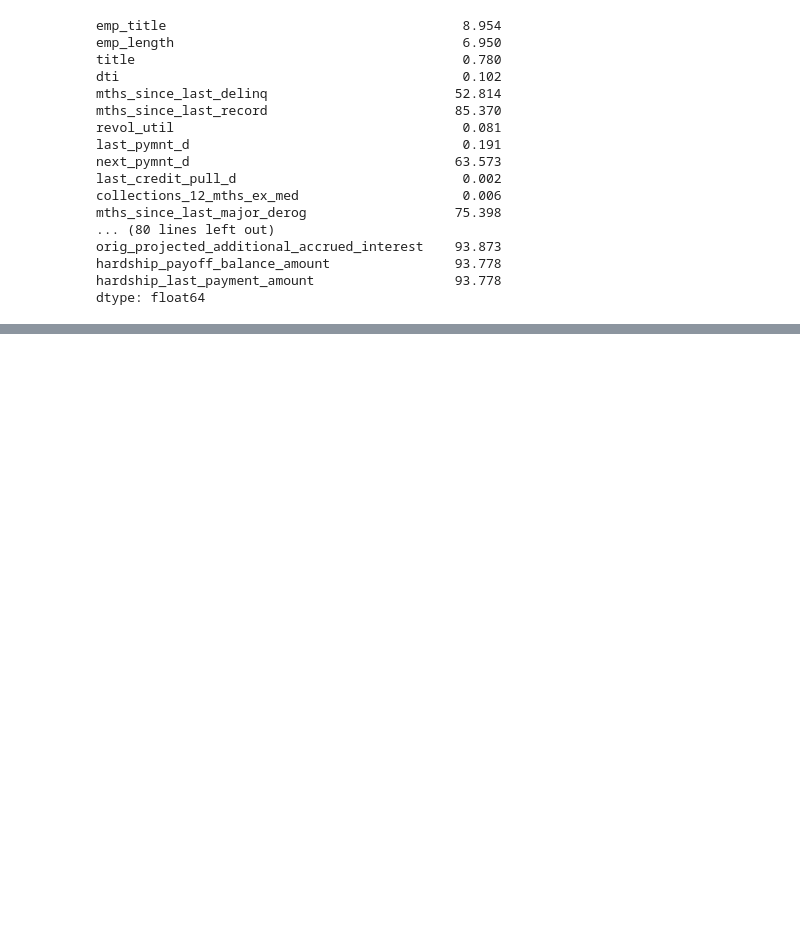
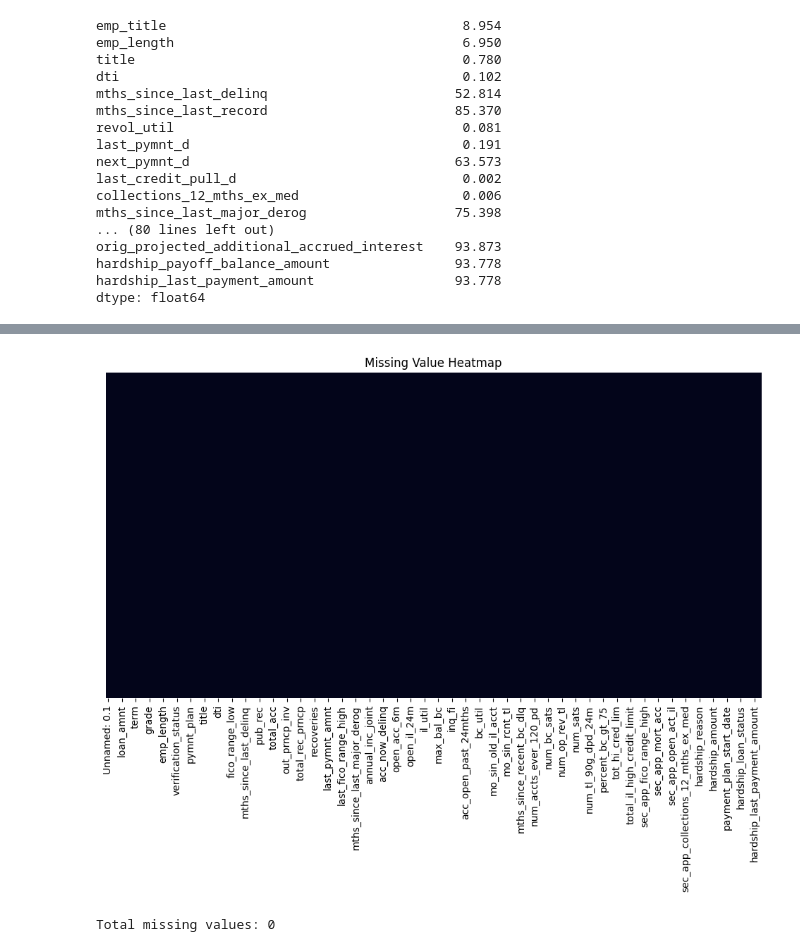
Before and after one commit to svetlanama/LendingClub, a Jupyter notebook: lending_club.ipynb, the cells around one changed output, grey strips where cells are left out. Cells and saved outputs as stored; diff of their text form; code cells hidden in the pictures; blank space fills up the shorter version.

```diff
--- a/lending_club.ipynb
+++ b/lending_club.ipynb
@@ -128,0 +161,3 @@ plt.show()
+# %%
+# Fill numeric columns with median
+df.fillna(df.median(numeric_only=True), inplace=True) # df.fillna(0, inplace=True)
@@ -128,0 +176,14 @@ plt.show()
+# %%
+plt.figure(figsize=(12, 6))
+sns.heatmap(df.isnull(), cbar=False, yticklabels=False)
+plt.title('Missing Value Heatmap')
+plt.show()
+# %% [output]
+[figure, added]
+# %%
+
+# 3. Total number of missing values in the entire DataFrame
+total_missing = df.isna().sum().sum()
+print(f"Total missing values: {total_missing}")
+# %% [output]
+Total missing values: 0
```
Also changed, not shown: parts of 7 cells of this notebook.
